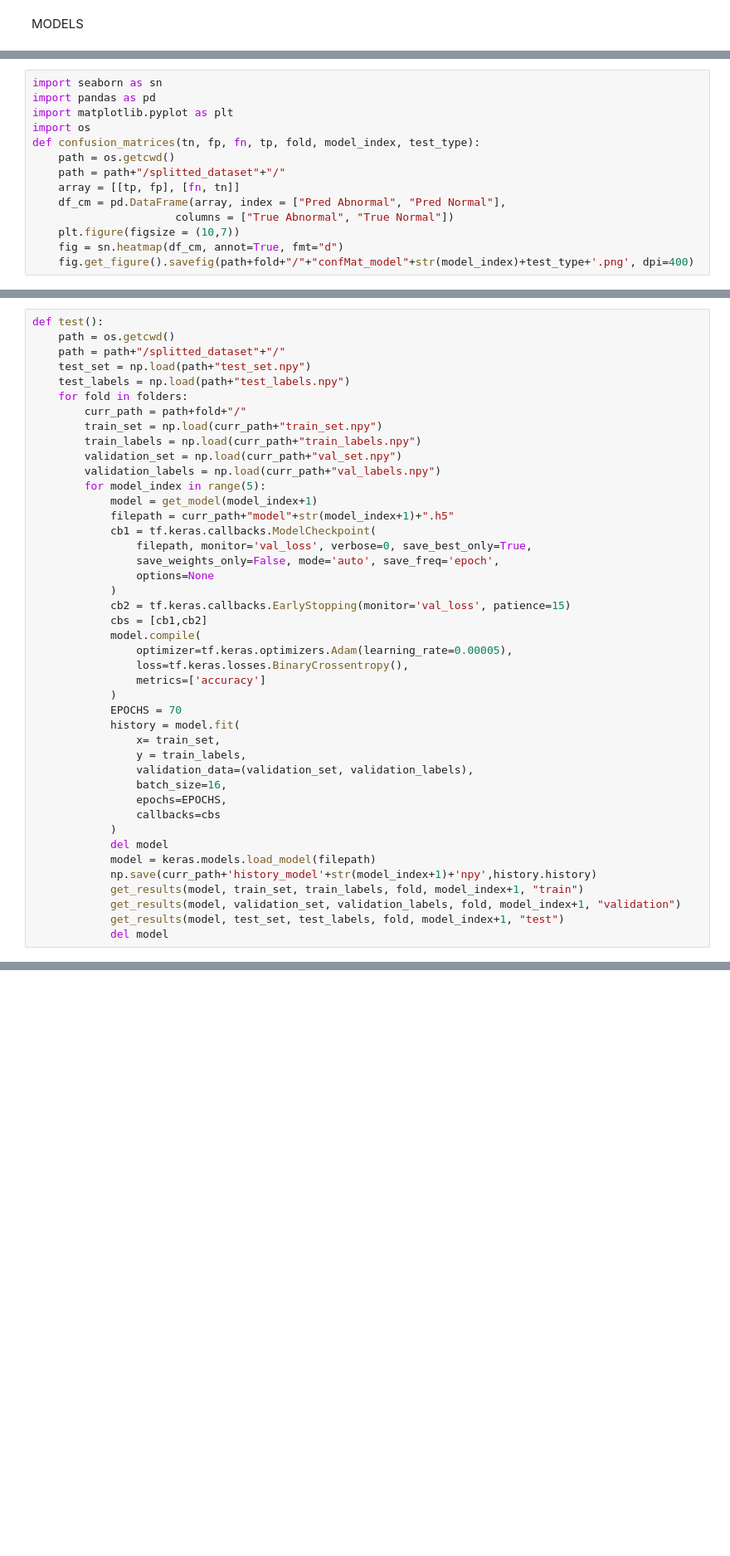
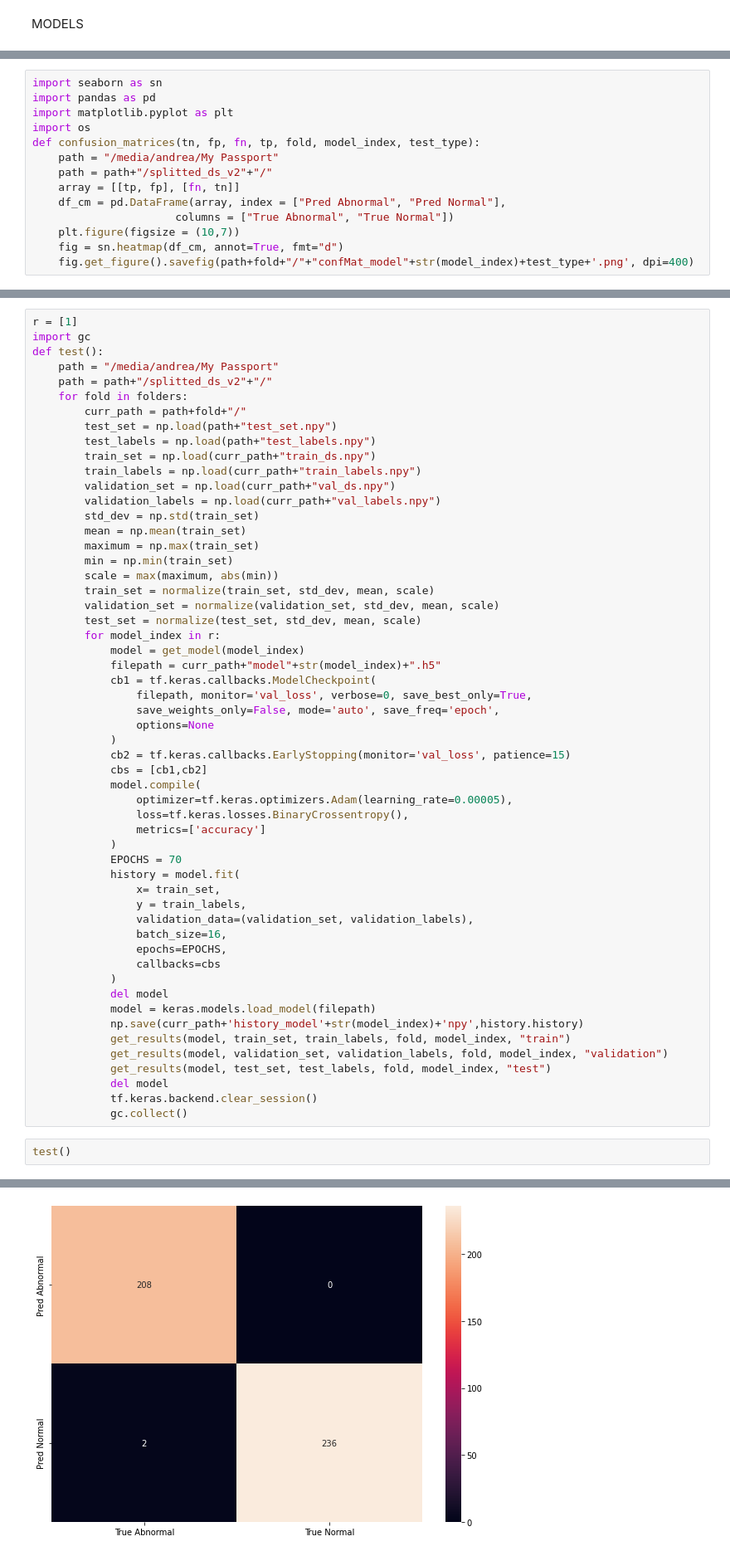
Before and after one commit to atzoriandrea/audio_classification, a Jupyter notebook: models_tester.ipynb, the cells around one changed output, grey strips where cells are left out. Shown at 83% size. Cells and saved outputs as stored; diff of their text form; blank space fills up the shorter version.

Commit message:
other tests

```diff
--- a/models_tester.ipynb
+++ b/models_tester.ipynb
@@ -165,8 +165,8 @@ import pandas as pd
 import matplotlib.pyplot as plt
 import os
 def confusion_matrices(tn, fp, fn, tp, fold, model_index, test_type):
-    path = os.getcwd()
-    path = path+"/splitted_dataset"+"/"
+    path = "/media/andrea/My Passport"
+    path = path+"/splitted_ds_v2"+"/"
     array = [[tp, fp], [fn, tn]]
     df_cm = pd.DataFrame(array, index = ["Pred Abnormal", "Pred Normal"],
                       columns = ["True Abnormal", "True Normal"])
@@ -198,18 +188,28 @@ def get_results(model, data, labels_true, fold, model_index, test_type):
 # %%
+r = [1]
+import gc
 def test():
-    path = os.getcwd()
-    path = path+"/splitted_dataset"+"/"
-    test_set = np.load(path+"test_set.npy")
-    test_labels = np.load(path+"test_labels.npy")
+    path = "/media/andrea/My Passport"
+    path = path+"/splitted_ds_v2"+"/"
     for fold in folders:
         curr_path = path+fold+"/"
-        train_set = np.load(curr_path+"train_set.npy")
+        test_set = np.load(path+"test_set.npy")
+        test_labels = np.load(path+"test_labels.npy")
+        train_set = np.load(curr_path+"train_ds.npy")
         train_labels = np.load(curr_path+"train_labels.npy")
-        validation_set = np.load(curr_path+"val_set.npy")
+        validation_set = np.load(curr_path+"val_ds.npy")
         validation_labels = np.load(curr_path+"val_labels.npy")
-        for model_index in range(5):
-            model = get_model(model_index+1)
-            filepath = curr_path+"model"+str(model_index+1)+".h5"
+        std_dev = np.std(train_set)
+        mean = np.mean(train_set)
+        maximum = np.max(train_set)
+        min = np.min(train_set)
+        scale = max(maximum, abs(min))
+        train_set = normalize(train_set, std_dev, mean, scale)
+        validation_set = normalize(validation_set, std_dev, mean, scale)
+        test_set = normalize(test_set, std_dev, mean, scale)
+        for model_index in r:
+            model = get_model(model_index)
+            filepath = curr_path+"model"+str(model_index)+".h5"
             cb1 = tf.keras.callbacks.ModelCheckpoint(
                 filepath, monitor='val_loss', verbose=0, save_best_only=True,
                 save_weights_only=False, mode='auto', save_freq='epoch',
@@ -233,8 +233,13 @@ def test():
             )
             del model
             model = keras.models.load_model(filepath)
-            np.save(curr_path+'history_model'+str(model_index+1)+'npy',history.history)
-            get_results(model, train_set, train_labels, fold, model_index+1, "train")
-            get_results(model, validation_set, validation_labels, fold, model_index+1, "validation")
-            get_results(model, test_set, test_labels, fold, model_index+1, "test")
+            np.save(curr_path+'history_model'+str(model_index)+'npy',history.history)
+            get_results(model, train_set, train_labels, fold, model_index, "train")
+            get_results(model, validation_set, validation_labels, fold, model_index, "validation")
+            get_results(model, test_set, test_labels, fold, model_index, "test")
             del model
+            tf.keras.backend.clear_session()
+            gc.collect()
+# %%
+test()
+# %% [output]
@@ -240,0 +263 @@ def test():
+[figure, added]
```
Also changed, not shown: parts of 5 cells of this notebook, 7 other files.
